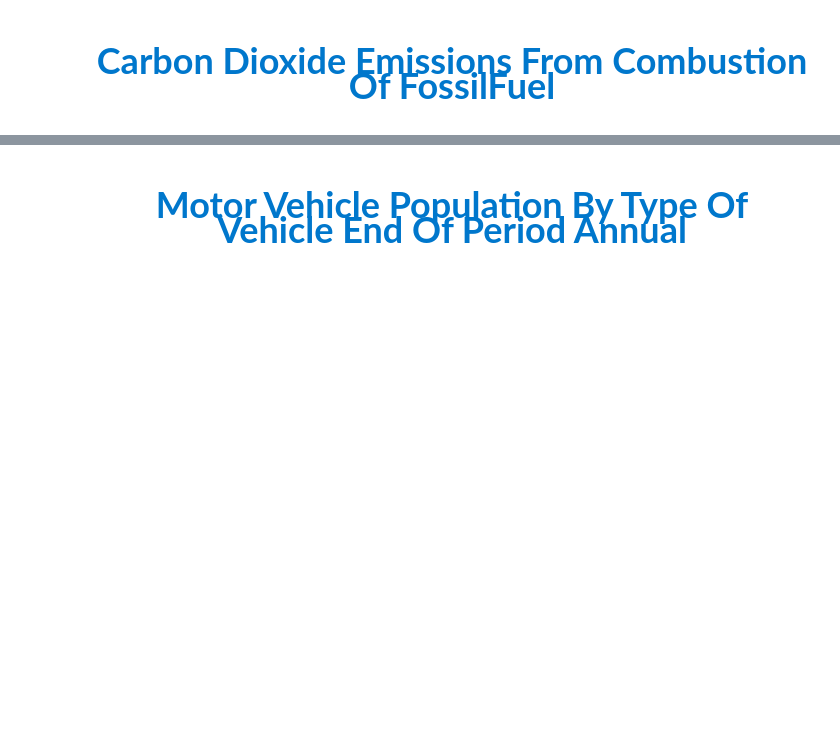
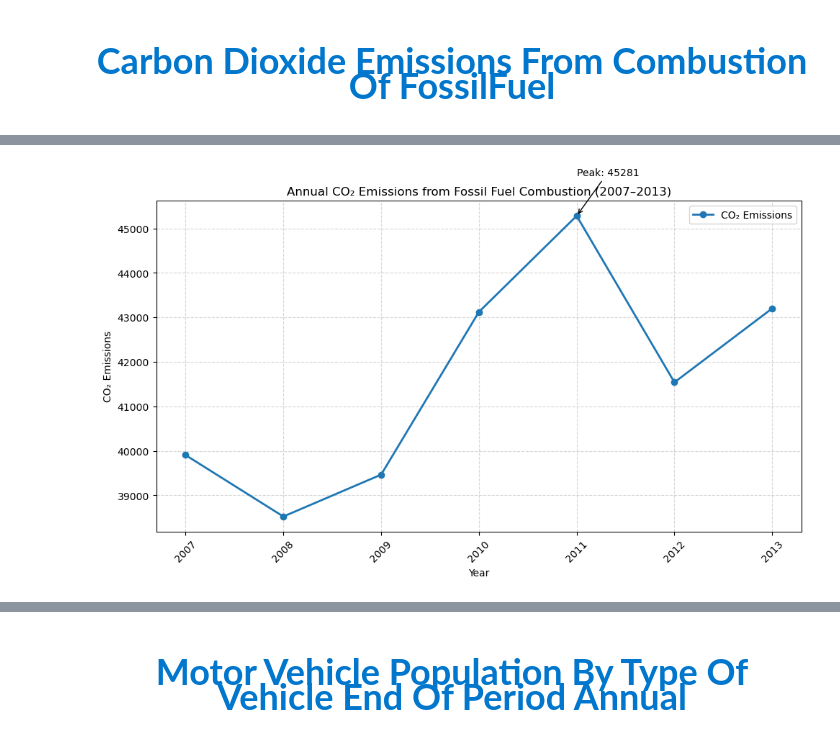
Before and after one commit to grasssxz/PDS_CA1, a Jupyter notebook: CA2.ipynb, the cells around one changed output, grey strips where cells are left out. Cells and saved outputs as stored; diff of their text form; code cells hidden in the pictures; blank space fills up the shorter version.

```diff
--- a/CA2.ipynb
+++ b/CA2.ipynb
@@ -280 +671,51 @@ Name: 4, dtype: int64
+# %%
+import matplotlib.pyplot as plt
+
+# Ensure sorted chronologically
+co2_df = co2_df.sort_values(by='year')
+
+# Identify peak year
+max_row = co2_df.loc[co2_df['co2_emissions'].idxmax()]
+
+# -----------------------------------------------------
+# Create figure
+# -----------------------------------------------------
+fig, ax = plt.subplots(figsize=(10,6))
+
+# Line plot
+ax.plot(
+    co2_df['year'],
+    co2_df['co2_emissions'],
+    marker='o',
+    linewidth=2,
+    label="CO₂ Emissions"
+)
+
+# Titles and labels
+ax.set_title("Annual CO₂ Emissions from Fossil Fuel Combustion (2007–2013)")
+ax.set_xlabel("Year")
+ax.set_ylabel("CO₂ Emissions")
+
+# Show all years clearly
+ax.set_xticks(co2_df['year'])
+plt.xticks(rotation=45)
+
+# Add grid (cleaner look)
+ax.grid(True, linestyle='--', alpha=0.5)
+
+# Annotate peak year
+ax.annotate(
+    f"Peak: {int(max_row['co2_emissions'])}",
+    xy=(max_row['year'], max_row['co2_emissions']),
+    xytext=(max_row['year'], max_row['co2_emissions'] * 1.02),
+    arrowprops=dict(arrowstyle='->')
+)
+
+# Add legend
+ax.legend()
+
+plt.tight_layout()
+plt.show()
+# %% [output]
+[figure, added]
 # %% [markdown]
```
Also changed, not shown: parts of 41 cells of this notebook, 3 other files.
